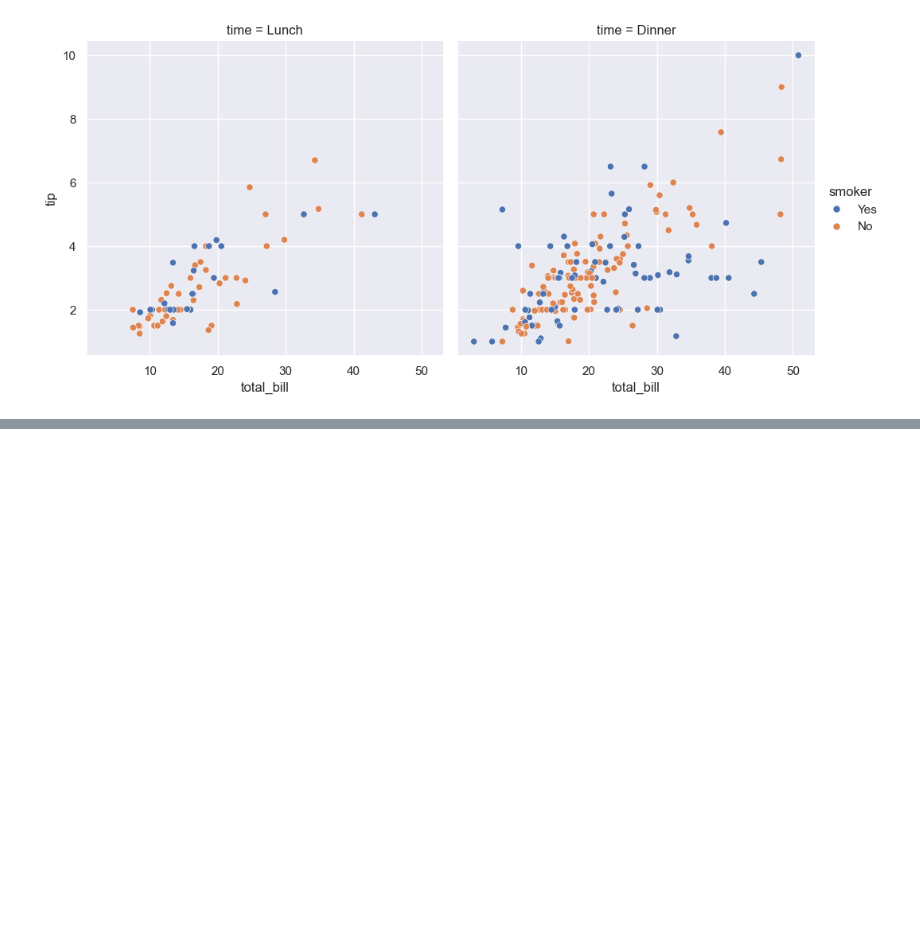
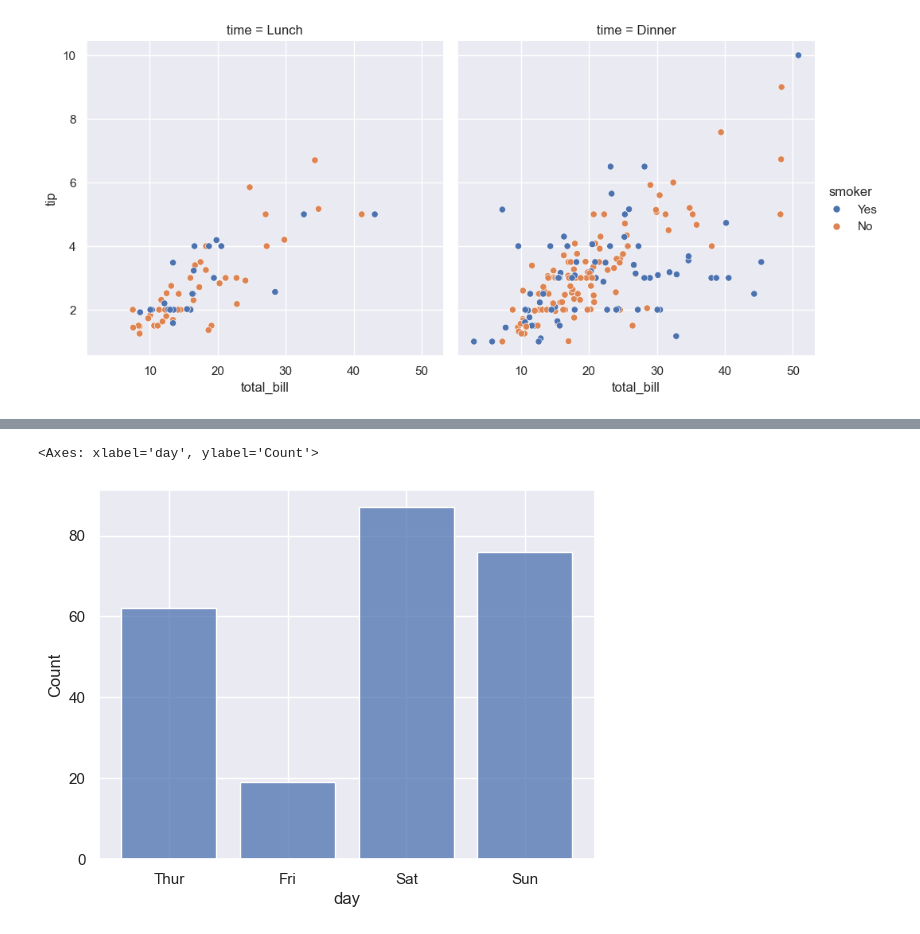
Before and after one commit to bhanublez/Python-learning, a Jupyter notebook: Machine Learning/Matplotlib/playWithSeaborn.ipynb, the cells around one changed output, grey strips where cells are left out. Cells and saved outputs as stored; diff of their text form; code cells hidden in the pictures; blank space fills up the shorter version.

```diff
--- a/Machine Learning/Matplotlib/playWithSeaborn.ipynb
+++ b/Machine Learning/Matplotlib/playWithSeaborn.ipynb
@@ -145,0 +211,5 @@ sns.relplot(x='total_bill',y='tip',hue='smoker',col='time',data=tips)
+# %%
+sns.histplot(tips,x='day',shrink=.8)
+# %% [output]
+<Axes: xlabel='day', ylabel='Count'>
+[figure, added]
```
Also changed, not shown: parts of 47 cells of this notebook.
